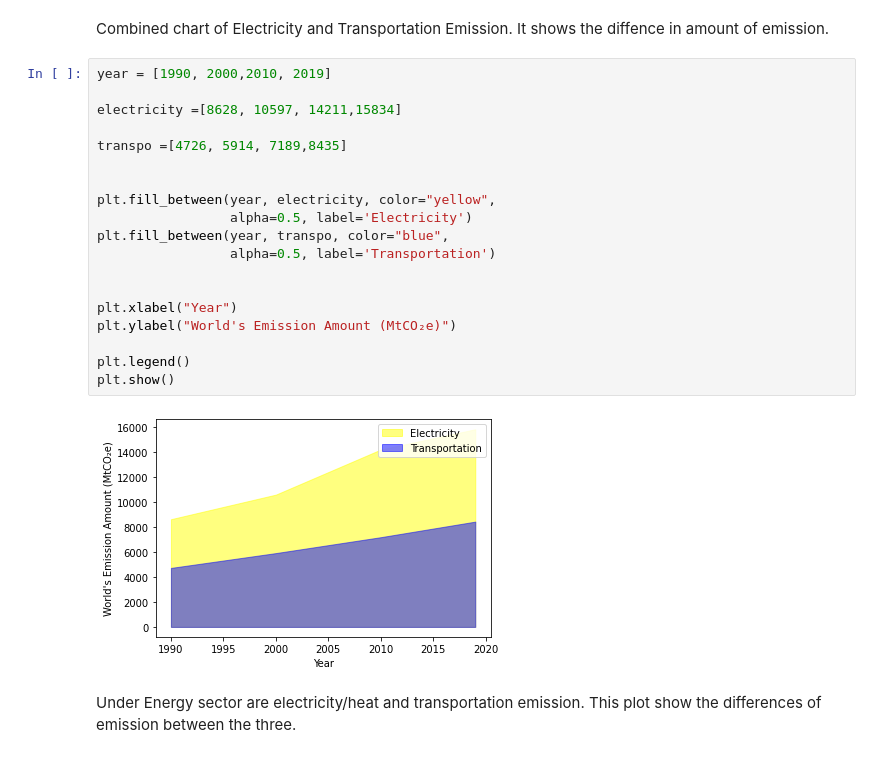
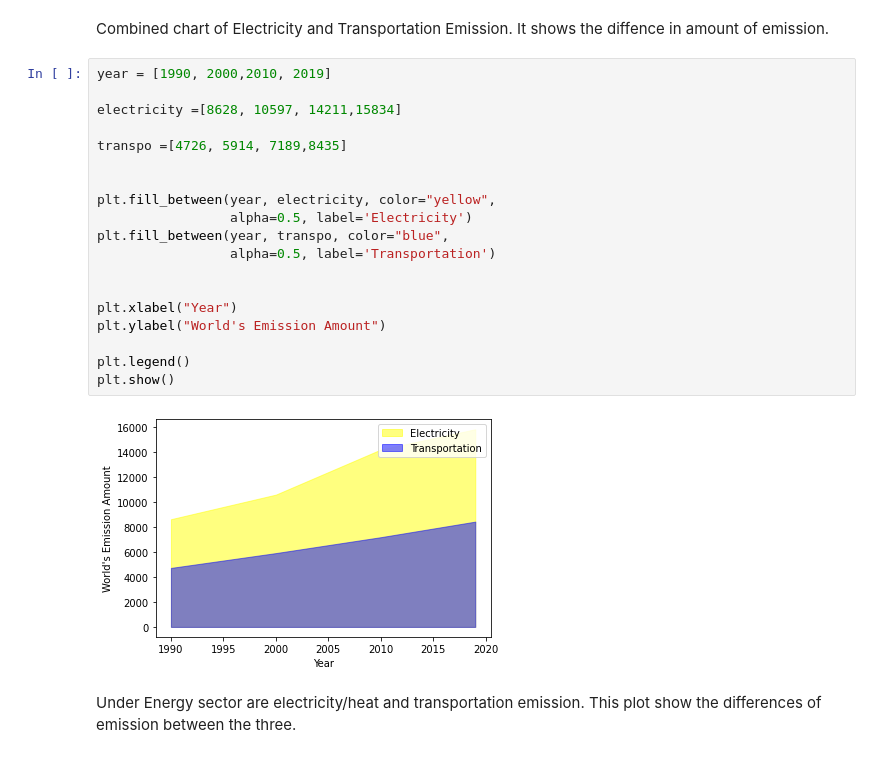
Before and after one commit to KJLumalang/ITBA-3206_Planeteers, a Jupyter notebook: ITBA_3206_Planeteers.ipynb, the cells around one changed output. Saved outputs shown, nothing was run; the diff lists cells and outputs as text.

```diff
--- a/ITBA_3206_Planeteers.ipynb
+++ b/ITBA_3206_Planeteers.ipynb
@@ -399,24 +400,24 @@ Combined chart of Electricity and Transportation Emission. It shows the diffence
 # %%
 year = [1990, 2000,2010, 2019]
 
 electricity =[8628, 10597, 14211,15834]
 
 transpo =[4726, 5914, 7189,8435]
 
 
 plt.fill_between(year, electricity, color="yellow",
                  alpha=0.5, label='Electricity')
 plt.fill_between(year, transpo, color="blue",
                  alpha=0.5, label='Transportation')
 
 
 plt.xlabel("Year")
-plt.ylabel("World's Emission Amount (MtCO₂e)")
+plt.ylabel("World's Emission Amount")
 
 plt.legend()
 plt.show()
 # %% [output]
-[figure, old version]
+[figure, new version]
 # %% [markdown]
 Under Energy sector are electricity/heat and transportation emission. This plot show the differences of emission between the three.
 # %%
```
Also changed, not shown: parts of 11 cells of this notebook.
